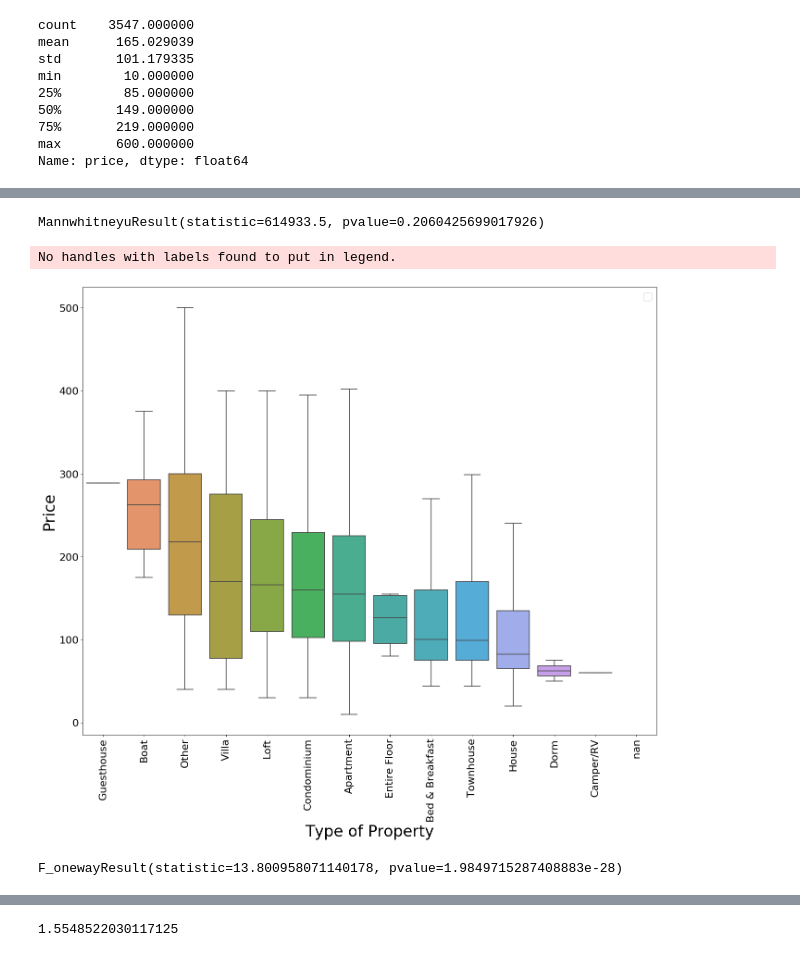
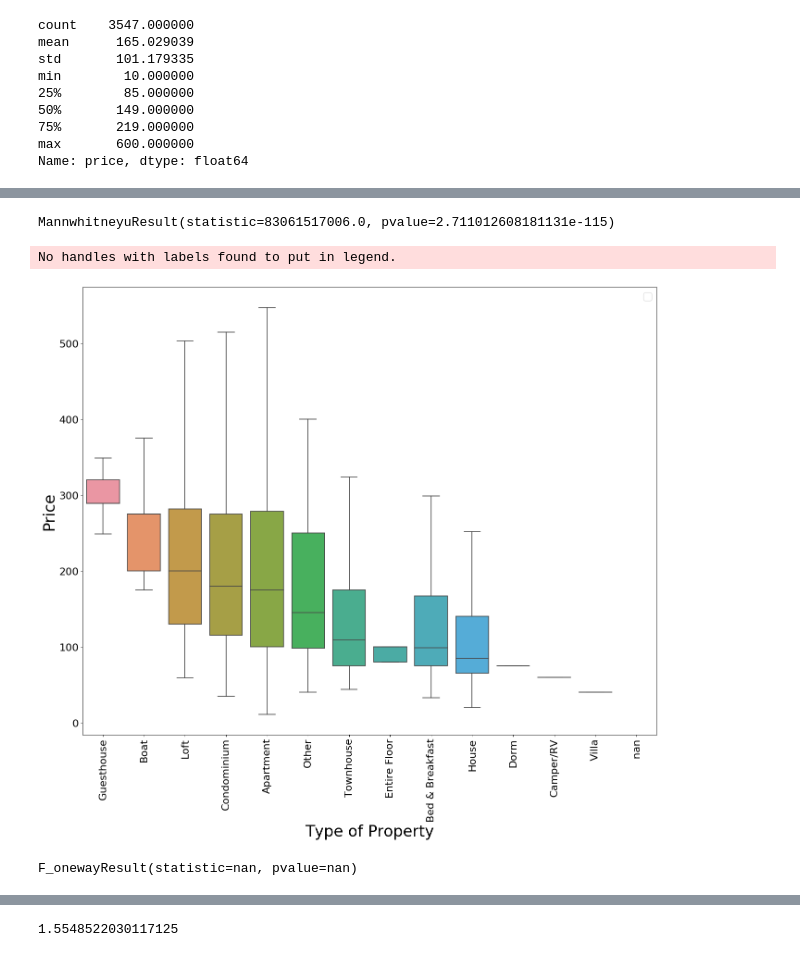
Before and after one commit to stephenparvaresh/Project_One_Boston_AirBnB, a Jupyter notebook: Boston_AirBnB_Notebook.ipynb, the cells around one changed output, grey strips where cells are left out. Cells and saved outputs as stored; diff of their text form; code cells hidden in the pictures.

```diff
--- a/Boston_AirBnB_Notebook.ipynb
+++ b/Boston_AirBnB_Notebook.ipynb
@@ -35,3 +35,4 @@ reviews = pd.read_csv('/home/steven/Udacity_Class/Project1_Blog_Post/boston/revi
 # %%
 # Change column name to match other dataFrames
 listings = listings.rename(columns = {'id':'listing_id'})
+calendar = calendar.rename(columns = {'price':'calendar_price'})
@@ -394,22 +424,22 @@ sns.swarmplot(y=listings['price'].sample(500))
 # %%
-# Compare prices to the neighborhoods they occur in
+# Compare calendar_prices to the neighborhoods they occur in
 
-# First part to get a sort list that gets a descending order of median price
+# First part to get a sort list that gets a descending order of median calendar_price
 order = [0,0]
-for hood in tqdm(listings['neighbourhood_cleansed'].unique()):
-    df = listings[listings['neighbourhood_cleansed'] == hood]
-    median = df['price'].median()
+for hood in tqdm(boston['neighbourhood_cleansed'].unique()):
+    df = boston[boston['neighbourhood_cleansed'] == hood]
+    median = df['calendar_price'].median()
     row = [hood, median]
     row = np.array(row)
     order = np.vstack([order, row])
-order = pd.DataFrame(order, columns = ['neighborhood', 'median_price'])
-order['median_price'] = order['median_price'].astype(float)
+order = pd.DataFrame(order, columns = ['neighborhood', 'median_calendar_price'])
+order['median_calendar_price'] = order['median_calendar_price'].astype(float)
 order = order.drop(order.index[0])
-order = order.sort_values(by = 'median_price', ascending = False)
+order = order.sort_values(by = 'median_calendar_price', ascending = False)
 sort_order = list(order['neighborhood'])
 
 fig = plt.figure(figsize=(20, 16), dpi=80)
-sns.boxplot(x = 'neighbourhood_cleansed', y = 'price', data = listings, showfliers = False, order = sort_order)
+sns.boxplot(x = 'neighbourhood_cleansed', y = 'calendar_price', data = boston, showfliers = False, order = sort_order)
 plt.ylabel('Price', fontsize=30)
 plt.xlabel('Neighborhood', fontsize=30)
 plt.tick_params(axis='x', labelsize=20, rotation=90)
@@ -478,55 +508,55 @@ Text(0.5, 1.0, 'Price per Superhost Designation')
 # %%
-df = listings
-x = df['price'][df['host_is_superhost'] == 't']
-y = df['price'][df['host_is_superhost'] == 'f']
+df = boston
+x = df['calendar_price'][df['host_is_superhost'] == 't']
+y = df['calendar_price'][df['host_is_superhost'] == 'f']
 scipy.stats.mannwhitneyu(x, y, use_continuity=True, alternative=None)
 # %% [output]
-MannwhitneyuResult(statistic=614933.5, pvalue=0.2060425699017926)
+MannwhitneyuResult(statistic=83061517006.0, pvalue=2.711012608181131e-115)
 # %%
-# Compare prices to the property types
+# Compare calendar_prices to the property types
 
-# First part to get a sort list that gets a descending order of median price
+# First part to get a sort list that gets a descending order of median calendar_price
 order = [0,0]
-for hood in tqdm(listings['property_type'].unique()):
-    df = listings[listings['property_type'] == hood]
-    median = df['price'].median()
+for hood in tqdm(boston['property_type'].unique()):
+    df = boston[boston['property_type'] == hood]
+    median = df['calendar_price'].median()
     row = [hood, median]
     row = np.array(row)
     order = np.vstack([order, row])
-order = pd.DataFrame(order, columns = ['property_type', 'median_price'])
-order['median_price'] = order['median_price'].astype(float)
+order = pd.DataFrame(order, columns = ['property_type', 'median_calendar_price'])
+order['median_calendar_price'] = order['median_calendar_price'].astype(float)
 order = order.drop(order.index[0])
-order = order.sort_values(by = 'median_price', ascending = False)
+order = order.sort_values(by = 'median_calendar_price', ascending = False)
 sort_order = list(order['property_type'])
 
 fig = plt.figure(figsize=(20, 16), dpi=80)
-sns.boxplot(x = 'property_type', y = 'price', data = listings, showfliers = False, order = sort_order)
+sns.boxplot(x = 'property_type', y = 'calendar_price', data = boston, showfliers = False, order = sort_order)
 plt.ylabel('Price', fontsize=30)
 plt.xlabel('Type of Property', fontsize=30)
 plt.tick_params(axis='x', labelsize=20, rotation=90)
 plt.tick_params(axis='y', labelsize=20)
 plt.legend(fontsize=20);
 # %% [output]
 No handles with labels found to put in legend.
-[figure, old version]
+[figure, new version]
 # %%
-df = listings
+df = boston
 
 
 # Gettin summary statistics
-stats.f_oneway(df['price'][df['property_type'] == 'House'],
-             df['price'][df['property_type'] == 'Apartment'],
-              df['price'][df['property_type'] == 'Condominium'],
-              df['price'][df['property_type'] == 'Villa'],
-              df['price'][df['property_type'] == 'Bed & Breakfast'],
-              df['price'][df['property_type'] == 'Townhouse'],
-              df['price'][df['property_type'] == 'Entire Floor'],
-              df['price'][df['property_type'] == 'Loft'],
-              df['price'][df['property_type'] == 'Guesthouse'],
-              df['price'][df['property_type'] == 'Boat'],
-              df['price'][df['property_type'] == 'Dorm'],
-              df['price'][df['property_type'] == 'Other'],
-              df['price'][df['property_type'] == 'Camper/RV'])
+stats.f_oneway(df['calendar_price'][df['property_type'] == 'House'],
+             df['calendar_price'][df['property_type'] == 'Apartment'],
+              df['calendar_price'][df['property_type'] == 'Condominium'],
+              df['calendar_price'][df['property_type'] == 'Villa'],
+              df['calendar_price'][df['property_type'] == 'Bed & Breakfast'],
+              df['calendar_price'][df['property_type'] == 'Townhouse'],
+              df['calendar_price'][df['property_type'] == 'Entire Floor'],
+              df['calendar_price'][df['property_type'] == 'Loft'],
+              df['calendar_price'][df['property_type'] == 'Guesthouse'],
+              df['calendar_price'][df['property_type'] == 'Boat'],
+              df['calendar_price'][df['property_type'] == 'Dorm'],
+              df['calendar_price'][df['property_type'] == 'Other'],
+              df['calendar_price'][df['property_type'] == 'Camper/RV'])
 # %% [output]
-F_onewayResult(statistic=13.800958071140178, pvalue=1.9849715287408883e-28)
+F_onewayResult(statistic=nan, pvalue=nan)
 # %%
```
Also changed, not shown: parts of 36 cells of this notebook.
